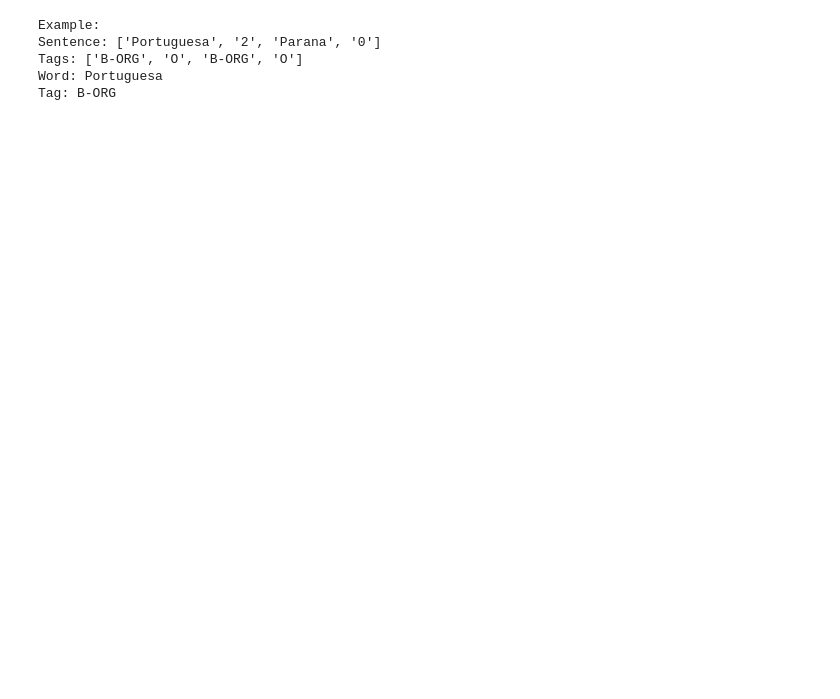
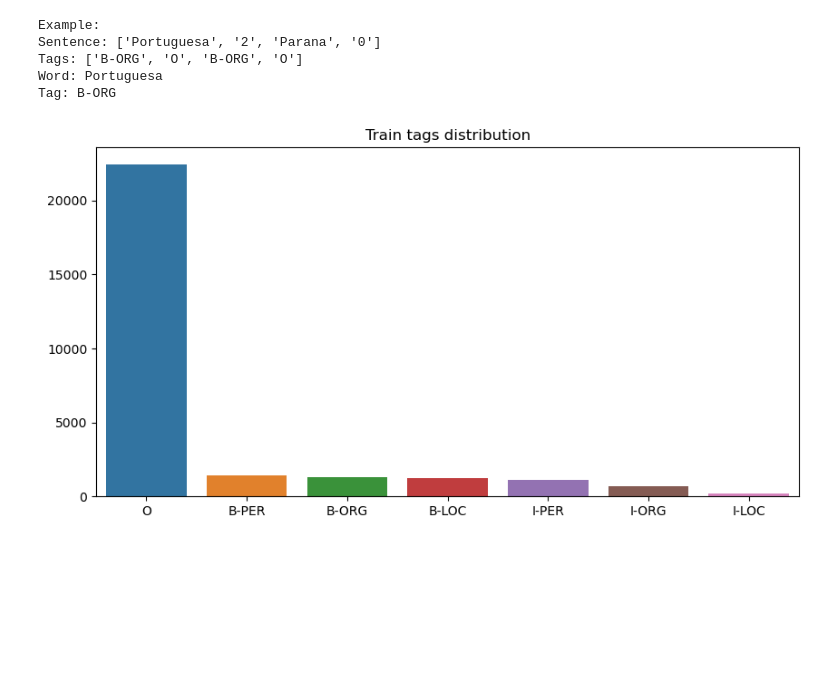
Before and after one commit to Lior-Baruch/NLP, a Jupyter notebook: HW3/Assignment_3_NER.ipynb, the cells around one changed output. Cells and saved outputs as stored; diff of their text form; code cells hidden in the pictures; blank space fills up the shorter version.

```diff
--- a/HW3/Assignment_3_NER.ipynb
+++ b/HW3/Assignment_3_NER.ipynb
@@ -208,6 +220,7 @@ test_data = test
 # train
 train_words = [word for sentence in train_data for word in sentence[0]]
 train_tags = [tag for sentence in train_data for tag in sentence[1]]
+train_tags_count = pd.Series(train_tags).value_counts()
 
 # dev
 dev_words = [word for sentence in dev_data for word in sentence[0]]
@@ -243,6 +256,14 @@ Sentence: ['Portuguesa', '2', 'Parana', '0']
 Tags: ['B-ORG', 'O', 'B-ORG', 'O']
 Word: Portuguesa
 Tag: B-ORG
+# %%
+# plot tags
+plt.figure(figsize=(10, 5))
+sns.barplot(x=train_tags_count.index, y=train_tags_count.values)
+plt.title('Train tags distribution')
+plt.show()
+# %% [output]
+[figure, added]
 # %% [markdown]
 <br><br><br><br><br><br>
 # %% [markdown]
```
Also changed, not shown: parts of 12 cells of this notebook.
